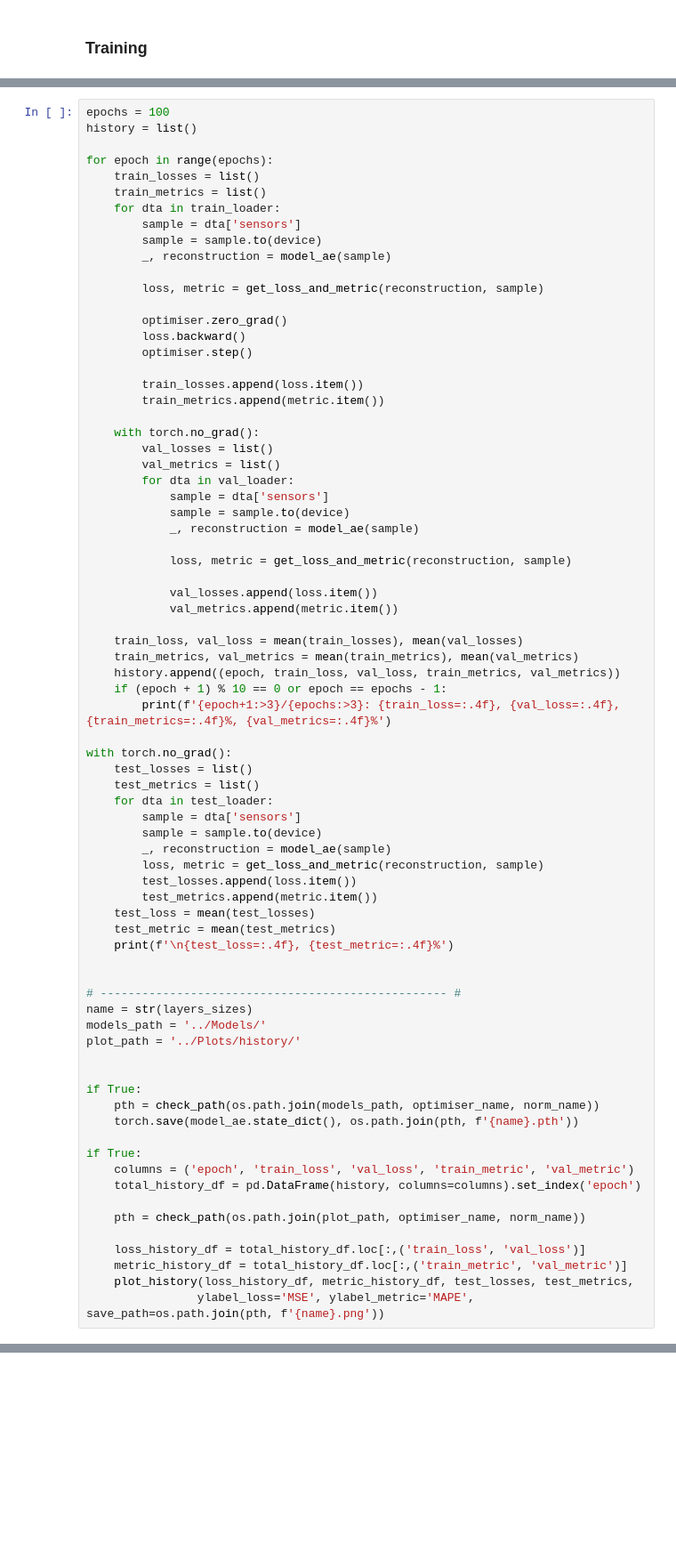
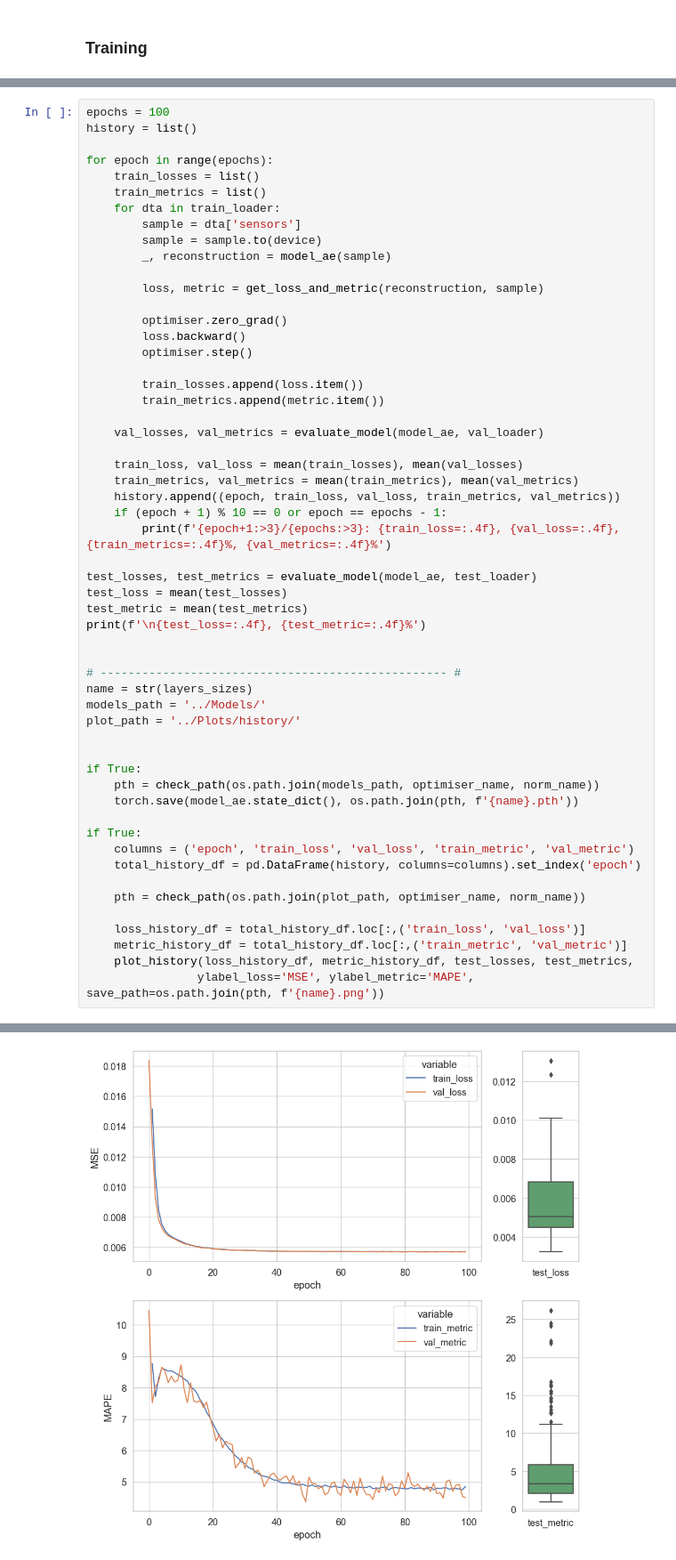
Before and after one commit to KusaTea/UnsupervisedHI, a Jupyter notebook: ae_training.ipynb, the cells around one changed output, grey strips where cells are left out. Shown at 89% size. Saved outputs shown, nothing was run; the diff lists cells and outputs as text; blank space fills up the shorter version.

```diff
--- a/ae_training.ipynb
+++ b/ae_training.ipynb
@@ -159,18 +181,7 @@ for epoch in range(epochs):
         train_losses.append(loss.item())
         train_metrics.append(metric.item())
 
-    with torch.no_grad():
-        val_losses = list()
-        val_metrics = list()
-        for dta in val_loader:
-            sample = dta['sensors']
-            sample = sample.to(device)
-            _, reconstruction = model_ae(sample)
-
-            loss, metric = get_loss_and_metric(reconstruction, sample)
-
-            val_losses.append(loss.item())
-            val_metrics.append(metric.item())
+    val_losses, val_metrics = evaluate_model(model_ae, val_loader)
 
     train_loss, val_loss = mean(train_losses), mean(val_losses)
     train_metrics, val_metrics = mean(train_metrics), mean(val_metrics)
@@ -178,19 +189,10 @@ for epoch in range(epochs):
     if (epoch + 1) % 10 == 0 or epoch == epochs - 1:
         print(f'{epoch+1:>3}/{epochs:>3}: {train_loss=:.4f}, {val_loss=:.4f}, {train_metrics=:.4f}%, {val_metrics=:.4f}%')
 
-with torch.no_grad():
-    test_losses = list()
-    test_metrics = list()
-    for dta in test_loader:
-        sample = dta['sensors']
-        sample = sample.to(device)
-        _, reconstruction = model_ae(sample)
-        loss, metric = get_loss_and_metric(reconstruction, sample)
-        test_losses.append(loss.item())
-        test_metrics.append(metric.item())
-    test_loss = mean(test_losses)
-    test_metric = mean(test_metrics)
-    print(f'\n{test_loss=:.4f}, {test_metric=:.4f}%')
+test_losses, test_metrics = evaluate_model(model_ae, test_loader)
+test_loss = mean(test_losses)
+test_metric = mean(test_metrics)
+print(f'\n{test_loss=:.4f}, {test_metric=:.4f}%')
 
 
 # -------------------------------------------------- #
@@ -213,3 +215,4 @@ if True:
     metric_history_df = total_history_df.loc[:,('train_metric', 'val_metric')]
     plot_history(loss_history_df, metric_history_df, test_losses, test_metrics,
                 ylabel_loss='MSE', ylabel_metric='MAPE', save_path=os.path.join(pth, f'{name}.png'))
+# %% [output]
@@ -215,0 +231 @@ if True:
+[figure, added]
```
Also changed, not shown: parts of 4 cells of this notebook, 2 other files.
